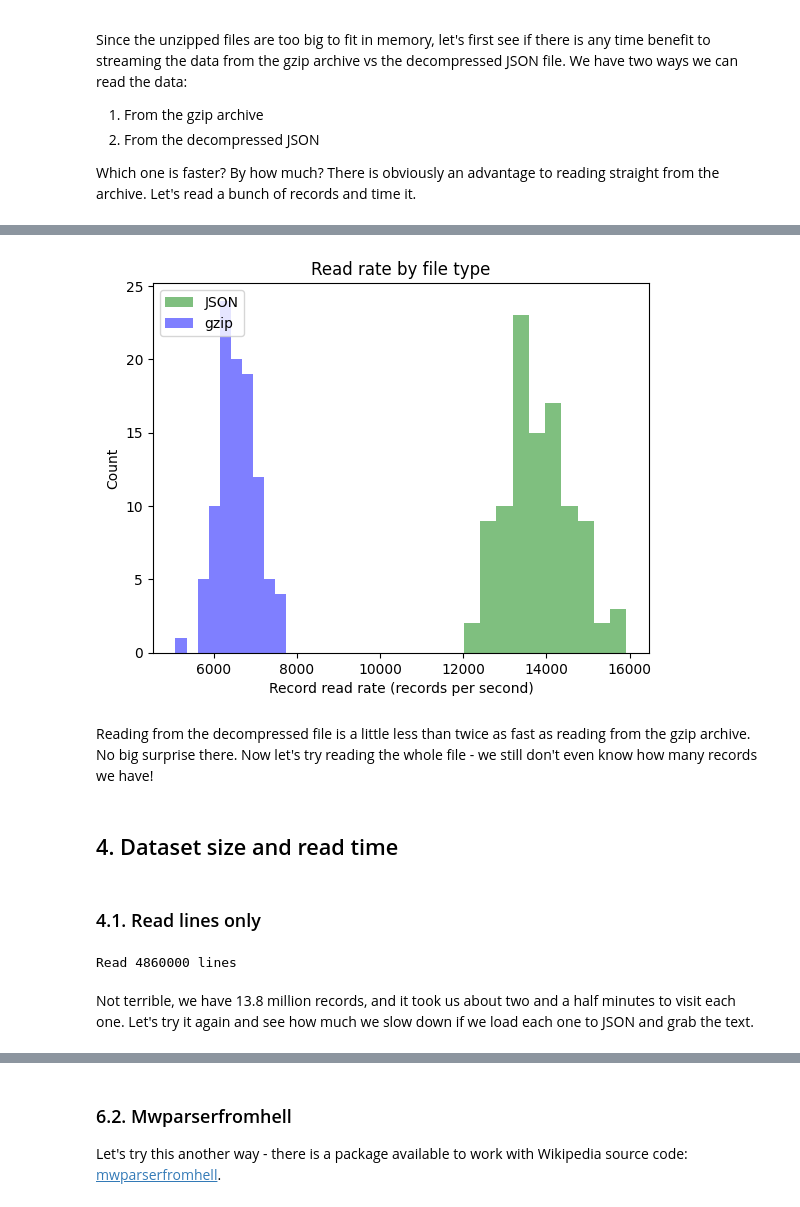
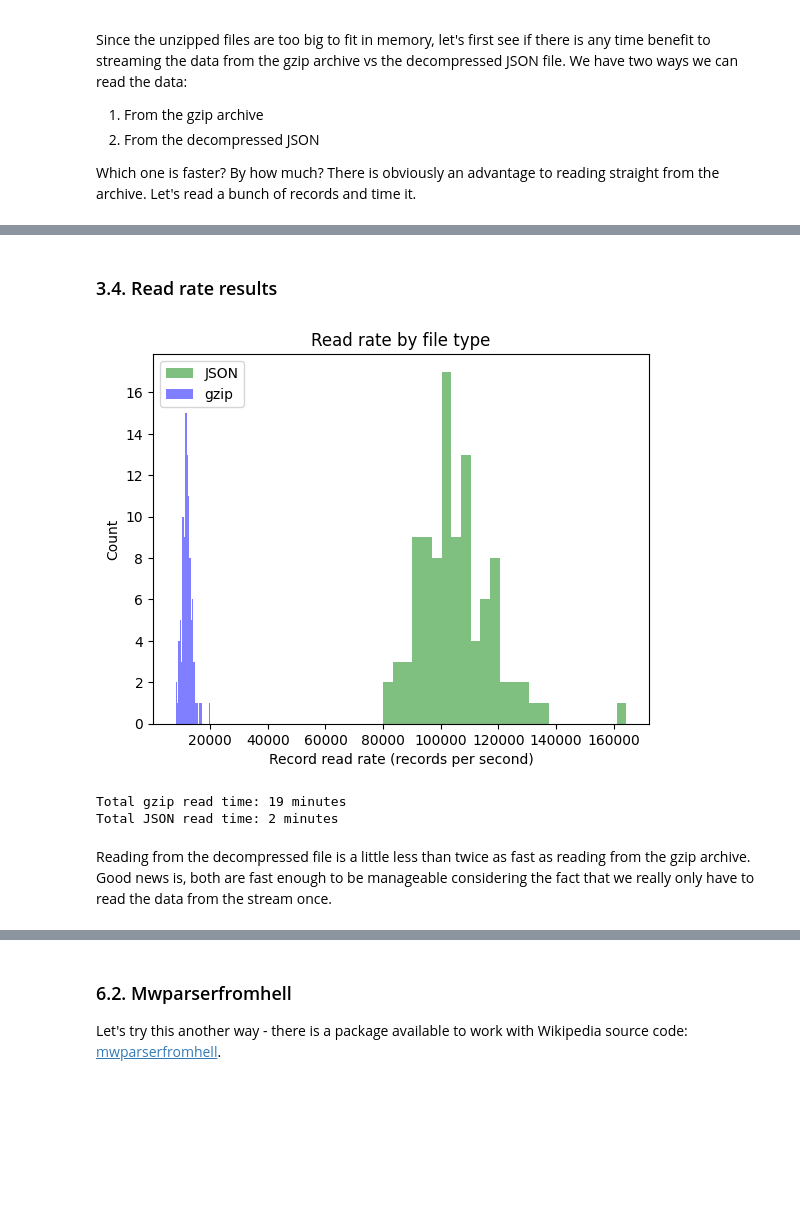
Before and after one commit to gperdrizet/OpenSearch, a Jupyter notebook: semantic_search/notebooks/01-data_exploration.ipynb, the cells around one changed output, grey strips where cells are left out. Drawn from its saved outputs; the diff is of its cells as text; code cells hidden in the pictures; blank space fills up the shorter version.

```diff
--- a/semantic_search/notebooks/01-data_exploration.ipynb
+++ b/semantic_search/notebooks/01-data_exploration.ipynb
@@ -176,0 +188,26 @@ Mean JSON read rate: 13813 records per second
+# %%
+%%time
+
+if run_rate_experiments is True:
+
+    # Collect the read rate in records per second for each chunk
+    json_read_rates=[]
+
+    # Open the JSON file
+    with open(json_data_file_path, 'r') as file:
+
+        # Loop on replicates
+        while len(json_read_rates) < read_time_estimate_replicates:
+
+            # Time how long it takes to load each chunk of records
+            start_time=time.time()
+
+            for i in range(read_time_estimate_chunk_size):
+                line=next(file)
+
+            dT=time.time() - start_time
+            json_read_rates.append(read_time_estimate_chunk_size / dT)
+
+    # Print the result
+    mean_json_read_rate=sum(json_read_rates) / len(json_read_rates)
+    print(f'Mean JSON read rate: {mean_json_read_rate:.0f} records per second\n')
@@ -177,54 +219,36 @@ Mean JSON read rate: 13813 records per second
+# %% [markdown]
+### 3.4. Read rate results
 # %%
 if run_rate_experiments is True:
 
     plt.title('Read rate by file type')
 
     plt.hist(
         json_read_rates,
-        facecolor = 'green',
-        label = 'JSON',
-        alpha = 0.5
+        facecolor='green',
+        label='JSON',
+        alpha=0.5,
+        bins=25
     )
 
     plt.hist(
         gzip_read_rates,
-        facecolor = 'blue',
-        label = 'gzip',
-        alpha = 0.5
+        facecolor='blue',
+        label='gzip',
+        alpha=0.5,
+        bins=25
     )
 
     plt.legend(loc = 'upper left')
     plt.xlabel(f'Record read rate (records per second)')
     plt.ylabel('Count')
     plt.show()
+
+    print(f'\nTotal gzip read time: {((record_count / mean_gzip_read_rate) / 60):.0f} minutes')
+    print(f'Total JSON read time: {((record_count / mean_json_read_rate) / 60):.0f} minutes')
 # %% [output]
-[figure, old version]
+[figure, new version]
+Total gzip read time: 19 minutes
+Total JSON read time: 2 minutes
 # %% [markdown]
-Reading from the decompressed file is a little less than twice as fast as reading from the gzip archive. No big surprise there. Now let's try reading the whole file - we still don't even know how many records we have!
+Reading from the decompressed file is a little less than twice as fast as reading from the gzip archive. Good news is, both are fast enough to be manageable considering the fact that we really only have to read the data from the stream once.
-# %% [markdown]
-## 4. Dataset size and read time
-# %% [markdown]
-### 4.1. Read lines only
-# %%
-%%time
-
-if run_rate_experiments is True:
-
-    # Open the JSON file
-    with open(json_data_file_path, 'r') as file:
-
-        # Always skip the first metadata line
-        _=next(file)
-
-        # Iterate over the lines
-        for i, line in enumerate(file):
-
-            # Print a status update every 1000 lines
-            if i % 1000 == 0:
-                print(f'Read {i} lines', end= '\r')
-
-    print(f'Read {i} lines total\n')
-# %% [output]
-Read 4860000 lines
-# %% [markdown]
-Not terrible, we have 13.8 million records, and it took us about two and a half minutes to visit each one. Let's try it again and see how much we slow down if we load each one to JSON and grab the text.
```
Also changed, not shown: parts of 33 cells of this notebook, 4 other files.
